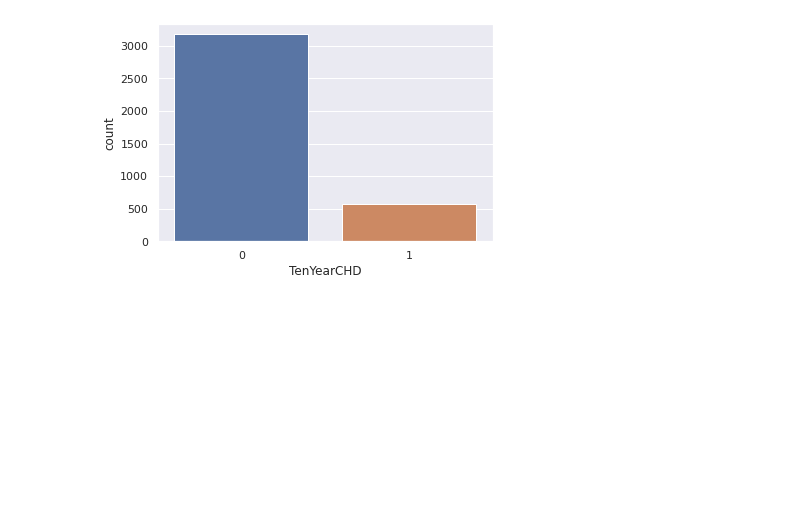
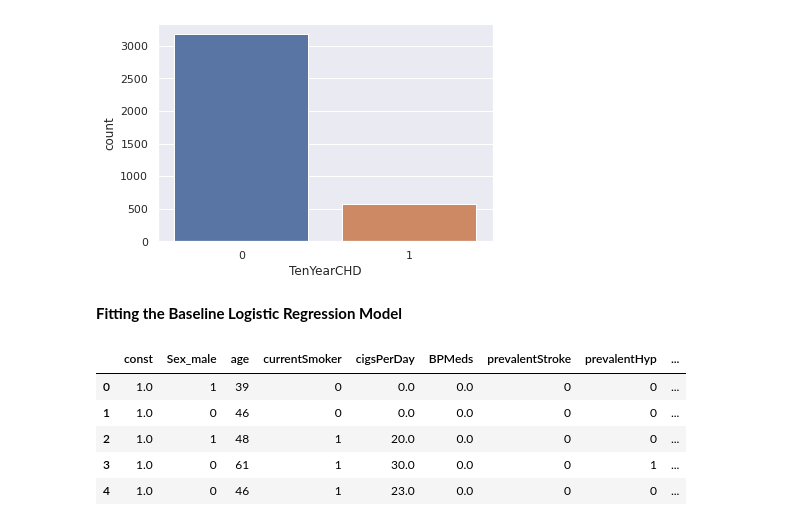
Before and after one commit to ravi260372/Data_Science_Python, a Jupyter notebook: Predicting_Heart_Disease_using_Logistic_Regression.ipynb, the cells around one changed output. Saved outputs shown, nothing was run; the diff lists cells and outputs as text; code cells hidden in the pictures; blank space fills up the shorter version.

```diff
--- a/Predicting_Heart_Disease_using_Logistic_Regression.ipynb
+++ b/Predicting_Heart_Disease_using_Logistic_Regression.ipynb
@@ -225,3 +234,17 @@ Name: TenYearCHD, dtype: int64
 sns.countplot(x='TenYearCHD',data=heart_df);
 # %% [output]
 [figure]
+# %% [markdown]
+**Fitting the Baseline Logistic Regression Model**
+# %%
+# import statsmodel and add a constant
+from statsmodels.tools import add_constant as add_constant
+heart_df_constant = add_constant(heart_df)
+heart_df_constant.head()
+# %% [output]
+|  | const | Sex_male | age | currentSmoker | cigsPerDay | BPMeds | prevalentStroke | prevalentHyp | ... |
+| 0 | 1.0 | 1 | 39 | 0 | 0.0 | 0.0 | 0 | 0 | ... |
+| 1 | 1.0 | 0 | 46 | 0 | 0.0 | 0.0 | 0 | 0 | ... |
+| 2 | 1.0 | 1 | 48 | 1 | 20.0 | 0.0 | 0 | 0 | ... |
+| 3 | 1.0 | 0 | 61 | 1 | 30.0 | 0.0 | 0 | 1 | ... |
+| 4 | 1.0 | 0 | 46 | 1 | 23.0 | 0.0 | 0 | 0 | ... |
```
Also changed, not shown: parts of 14 cells of this notebook.
